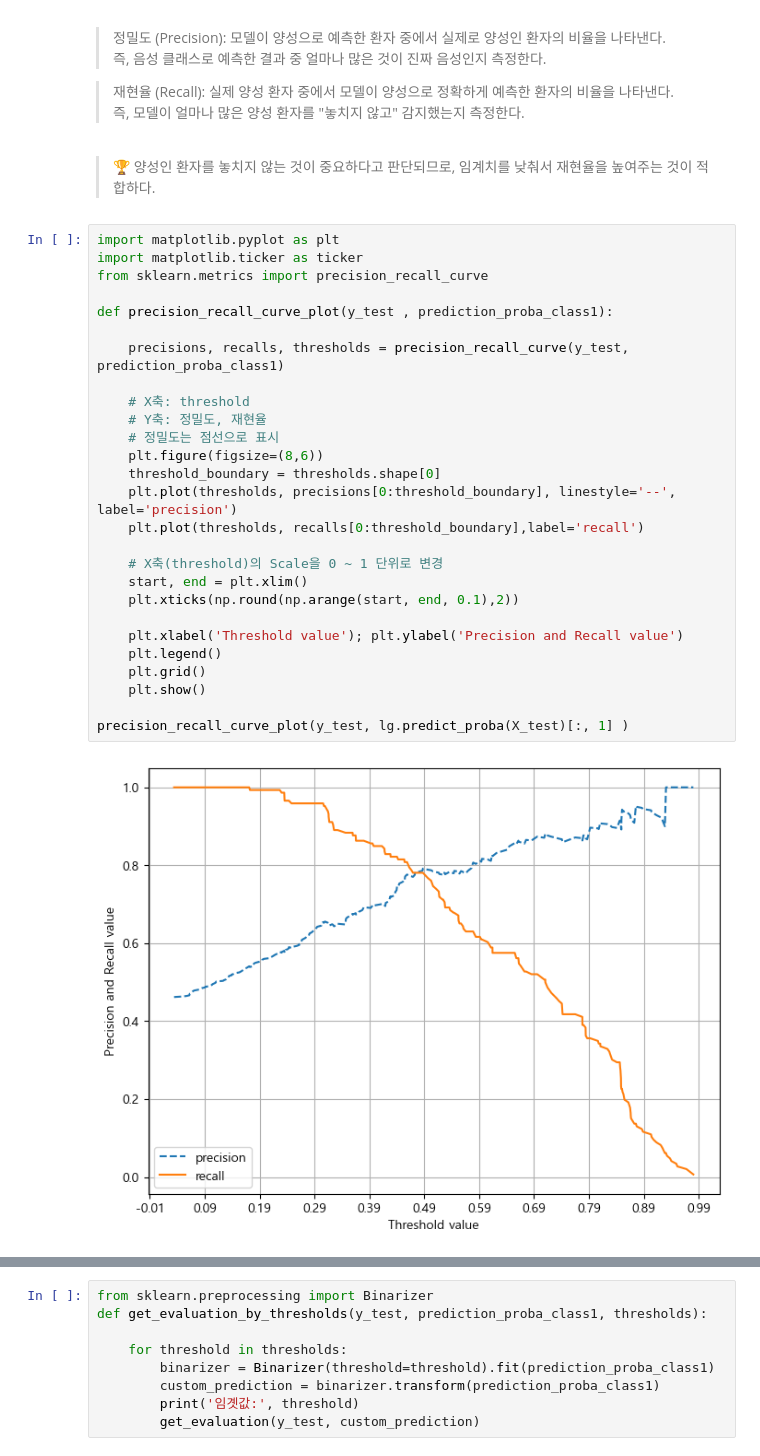
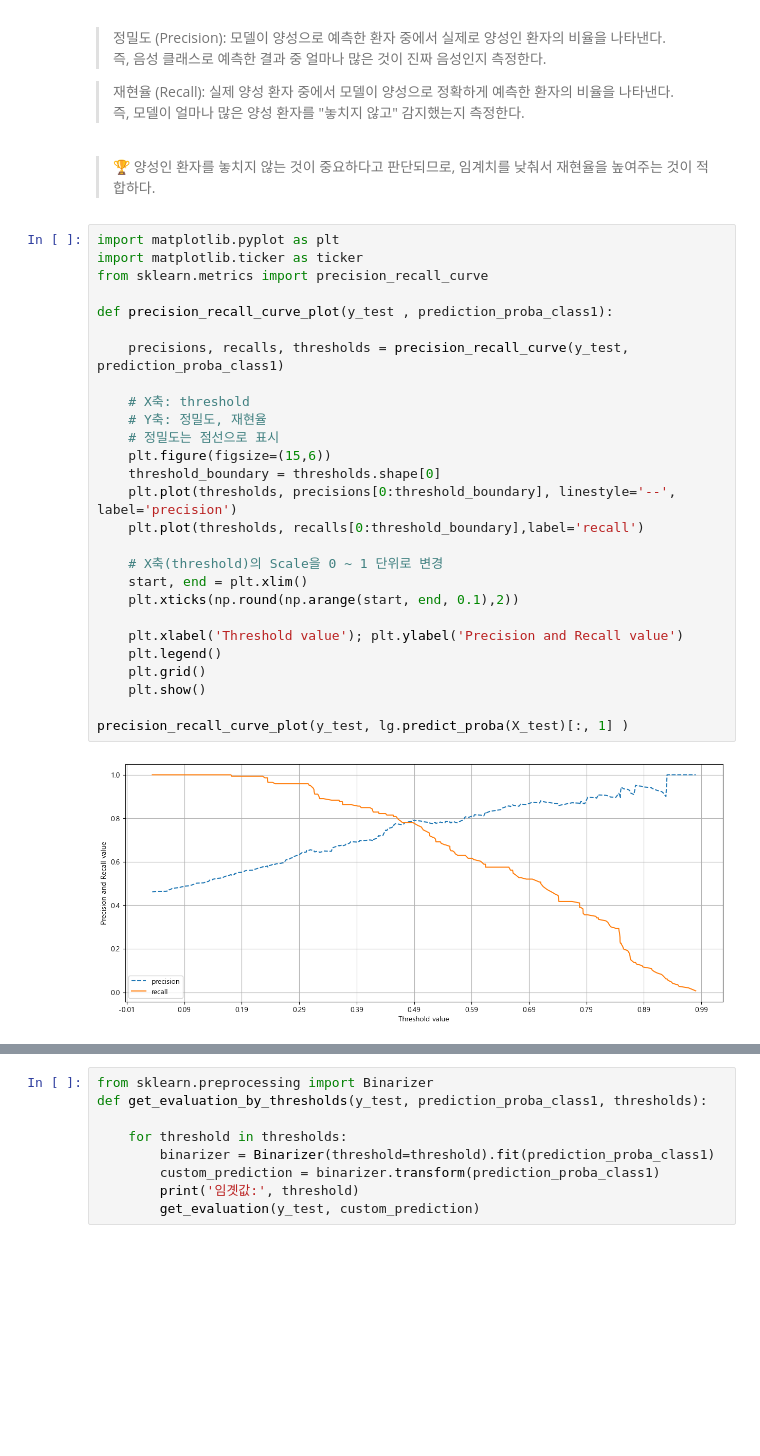
Before and after one commit to songseogyeong/project-machine_learning, a Jupyter notebook: 02_classifier/05_Healthcare_Diabetes_Logistic_Regression_Project/9Cycle.ipynb, the cells around one changed output, grey strips where cells are left out. Cells and saved outputs as stored; diff of their text form; blank space fills up the shorter version.

```diff
--- a/02_classifier/05_Healthcare_Diabetes_Logistic_Regression_Project/9Cycle.ipynb
+++ b/02_classifier/05_Healthcare_Diabetes_Logistic_Regression_Project/9Cycle.ipynb
@@ -282,32 +308,32 @@ False Negative (FN): 모델이 양성 환자를 음성으로 잘못 분류한
 # %%
 import matplotlib.pyplot as plt
 import matplotlib.ticker as ticker
 from sklearn.metrics import precision_recall_curve
 
 def precision_recall_curve_plot(y_test , prediction_proba_class1):
 
     precisions, recalls, thresholds = precision_recall_curve(y_test, prediction_proba_class1)
 
     # X축: threshold
     # Y축: 정밀도, 재현율
     # 정밀도는 점선으로 표시
-    plt.figure(figsize=(8,6))
+    plt.figure(figsize=(15,6))
     threshold_boundary = thresholds.shape[0]
     plt.plot(thresholds, precisions[0:threshold_boundary], linestyle='--', label='precision')
     plt.plot(thresholds, recalls[0:threshold_boundary],label='recall')
 
     # X축(threshold)의 Scale을 0 ~ 1 단위로 변경
     start, end = plt.xlim()
     plt.xticks(np.round(np.arange(start, end, 0.1),2))
 
     plt.xlabel('Threshold value'); plt.ylabel('Precision and Recall value')
     plt.legend()
     plt.grid()
     plt.show()
 
 precision_recall_curve_plot(y_test, lg.predict_proba(X_test)[:, 1] )
 # %% [output]
-[figure, old version]
+[figure, new version]
 # %%
 # 임계값 확인
 _, _, thresholds = precision_recall_curve(y_test, lg.predict_proba(X_test)[:, 1])
```
Also changed, not shown: parts of 8 cells of this notebook, 3 other files.
